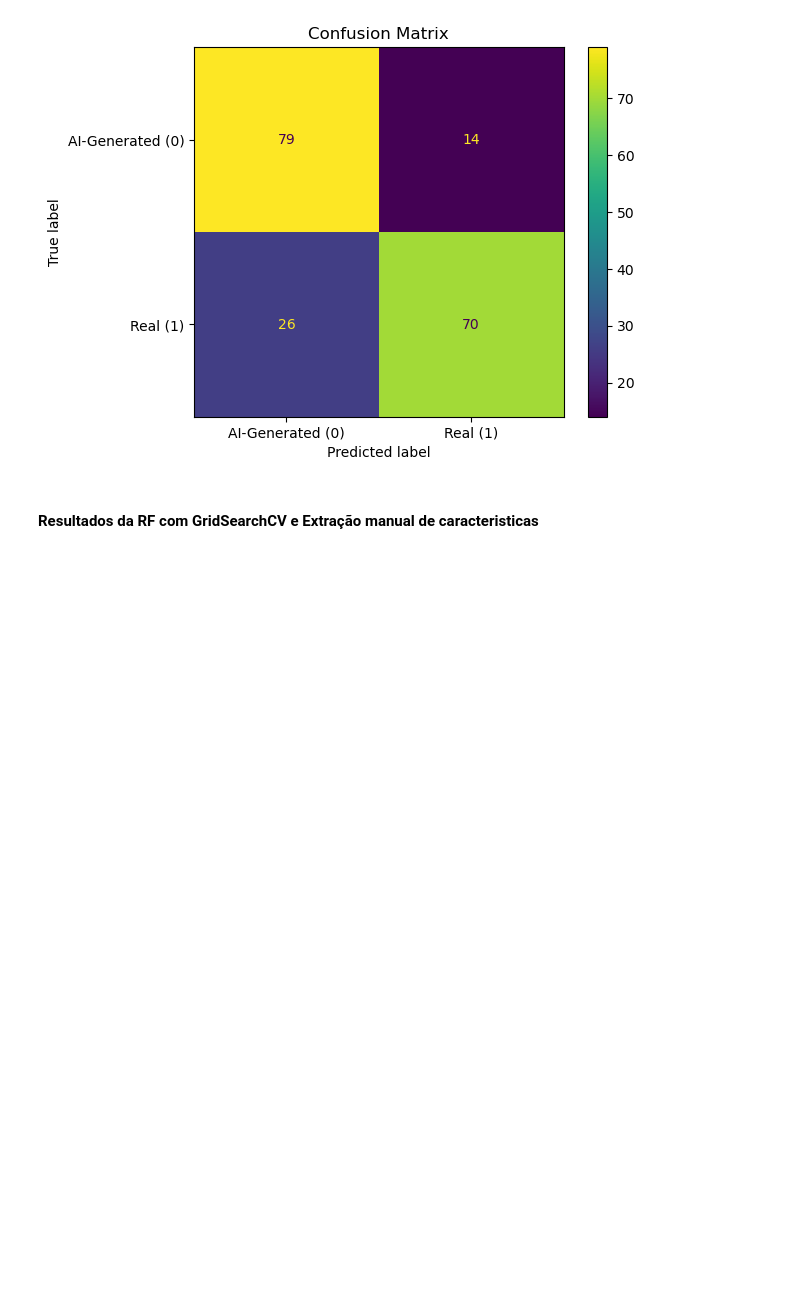
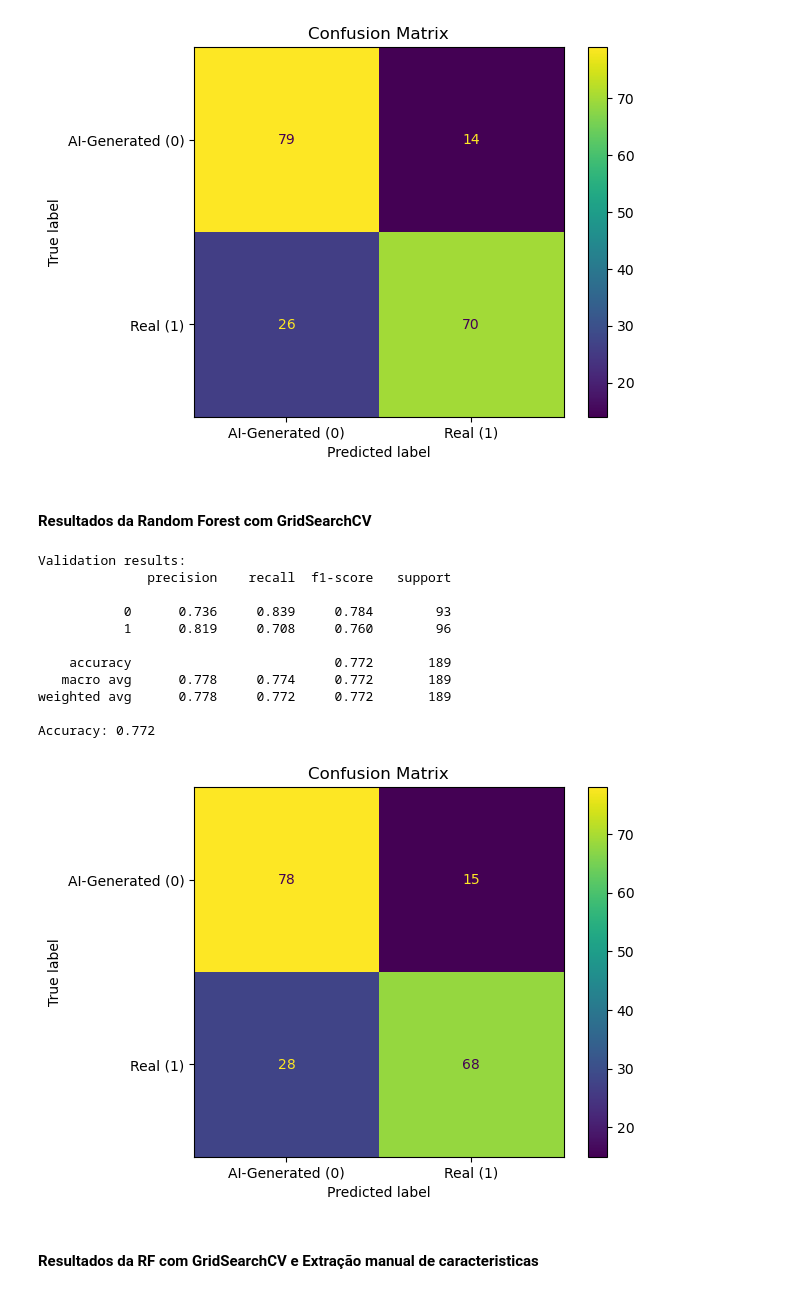
Before and after one commit to danilonascimento0/trab_rec_padroes, a Jupyter notebook: src/trab_rec_padroes.ipynb, the cells around one changed output. Saved outputs shown, nothing was run; the diff lists cells and outputs as text; code cells hidden in the pictures; blank space fills up the shorter version.

Commit message:
Add RF com GridSearch

```diff
--- a/src/trab_rec_padroes.ipynb
+++ b/src/trab_rec_padroes.ipynb
@@ -177,0 +182,12 @@ y_pred_rf = rf_model.predict(X_val_flat)
+# %%
+def get_grid_search_rf():
+    param_grid = {
+        'n_estimators': [100, 300, 500],
+        'max_depth': [None, 10, 20],
+       # 'max_depth': [None, 20, 40],
+        'min_samples_split': [2, 5],
+        'min_samples_leaf': [1, 2],
+        'max_features': ['sqrt', 'log2']
+    }
+    rf = get_random_forest()
+    return GridSearchCV(rf, param_grid, cv=3, scoring='accuracy', n_jobs=-1, verbose=1)
@@ -177,0 +196,8 @@ y_pred_rf = rf_model.predict(X_val_flat)
+# %%
+grid_search = get_grid_search_rf()
+grid_search.fit(X_train_flat, y_train)
+
+print("Best params:", grid_search.best_params_)
+best_rf = grid_search.best_estimator_
+
+y_pred_grid_search = best_rf.predict(X_val_flat)
@@ -254,6 +273,23 @@ weighted avg      0.793     0.788     0.788       189
 
 Accuracy: 0.788
 [figure]
+# %% [markdown]
+#### Resultados da Random Forest com GridSearchCV
+# %%
+print_results(y_val, y_pred_grid_search)
+# %% [output]
+Validation results:
+              precision    recall  f1-score   support
+
+           0      0.736     0.839     0.784        93
+           1      0.819     0.708     0.760        96
+
+    accuracy                          0.772       189
+   macro avg      0.778     0.774     0.772       189
+weighted avg      0.778     0.772     0.772       189
+
+Accuracy: 0.772
+[figure, added]
 # %% [markdown]
 #### Resultados da RF com GridSearchCV e Extração manual de caracteristicas
 # %%
```
Also changed, not shown: parts of 10 cells of this notebook.
